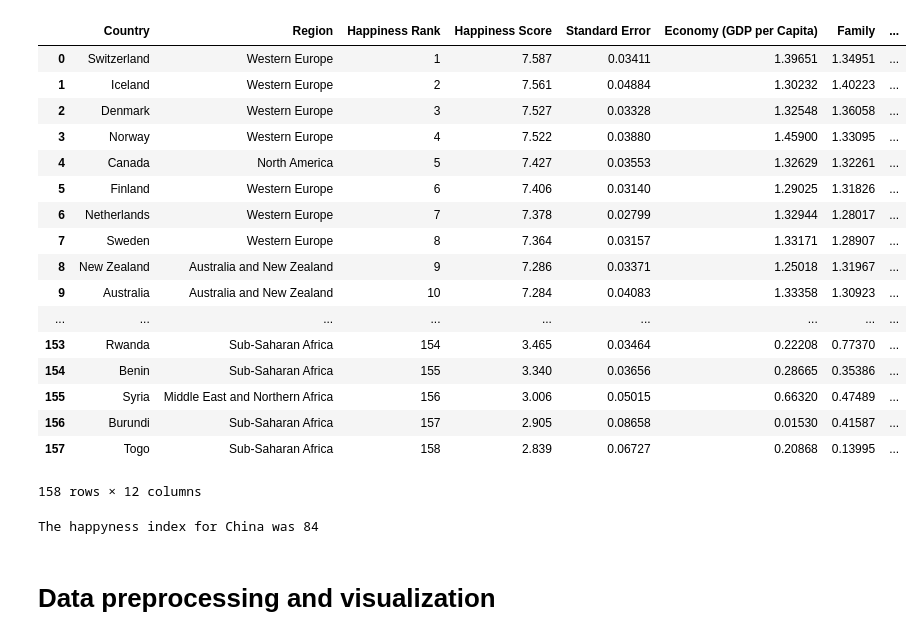
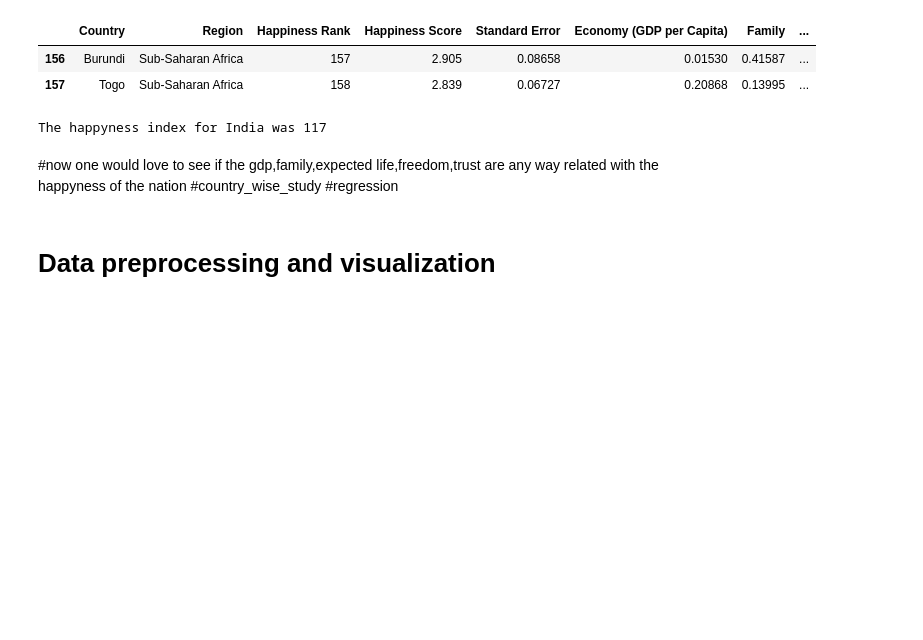
Before and after one commit to sudhanshuranjansr/happiness-report-prediction_2020, a Jupyter notebook: world_happiness_report.ipynb, the cells around one changed output. Drawn from its saved outputs; the diff is of its cells as text; code cells hidden in the pictures; blank space fills up the shorter version.

```diff
--- a/world_happiness_report.ipynb
+++ b/world_happiness_report.ipynb
@@ -10,26 +10,11 @@ import statistics
 # %%
 df=pd.read_csv("2015.csv")
 # %%
-df
+df.tail(2)
 # %% [output]
 |  | Country | Region | Happiness Rank | Happiness Score | Standard Error | Economy (GDP per Capita) | Family | ... |
-| 0 | Switzerland | Western Europe | 1 | 7.587 | 0.03411 | 1.39651 | 1.34951 | ... |
-| 1 | Iceland | Western Europe | 2 | 7.561 | 0.04884 | 1.30232 | 1.40223 | ... |
-| 2 | Denmark | Western Europe | 3 | 7.527 | 0.03328 | 1.32548 | 1.36058 | ... |
-| 3 | Norway | Western Europe | 4 | 7.522 | 0.03880 | 1.45900 | 1.33095 | ... |
-| 4 | Canada | North America | 5 | 7.427 | 0.03553 | 1.32629 | 1.32261 | ... |
-| 5 | Finland | Western Europe | 6 | 7.406 | 0.03140 | 1.29025 | 1.31826 | ... |
-| 6 | Netherlands | Western Europe | 7 | 7.378 | 0.02799 | 1.32944 | 1.28017 | ... |
-| 7 | Sweden | Western Europe | 8 | 7.364 | 0.03157 | 1.33171 | 1.28907 | ... |
-| 8 | New Zealand | Australia and New Zealand | 9 | 7.286 | 0.03371 | 1.25018 | 1.31967 | ... |
-| 9 | Australia | Australia and New Zealand | 10 | 7.284 | 0.04083 | 1.33358 | 1.30923 | ... |
-| ... | ... | ... | ... | ... | ... | ... | ... | ... |
-| 153 | Rwanda | Sub-Saharan Africa | 154 | 3.465 | 0.03464 | 0.22208 | 0.77370 | ... |
-| 154 | Benin | Sub-Saharan Africa | 155 | 3.340 | 0.03656 | 0.28665 | 0.35386 | ... |
-| 155 | Syria | Middle East and Northern Africa | 156 | 3.006 | 0.05015 | 0.66320 | 0.47489 | ... |
 | 156 | Burundi | Sub-Saharan Africa | 157 | 2.905 | 0.08658 | 0.01530 | 0.41587 | ... |
 | 157 | Togo | Sub-Saharan Africa | 158 | 2.839 | 0.06727 | 0.20868 | 0.13995 | ... |
-158 rows × 12 columns
 # %%
 def cntry(c,df):
     for i in np.arange(len(df["Country"])):
@@ -40,8 +25,8 @@ def cntry(c,df):
             ind="not obtained"
     print("The happyness index for",c,'was',ind)
 # %%
-cntry("China",df)
+cntry("India",df)
 # %% [output]
-The happyness index for China was 84
+The happyness index for India was 117
 # %%
 df["score"]=np.arange((len(df["Country"])),0,-1)
@@ -52,3 +33,7 @@ df["score"]=np.arange((len(df["Country"])),0,-1)
+# %% [markdown]
+#now one would love to see if the gdp,family,expected life,freedom,trust are any way related with the happyness of the nation
+#country_wise_study
+#regression
 # %% [markdown]
 # Data preprocessing and visualization
 # %%
```
Also changed, not shown: parts of 43 cells of this notebook.
